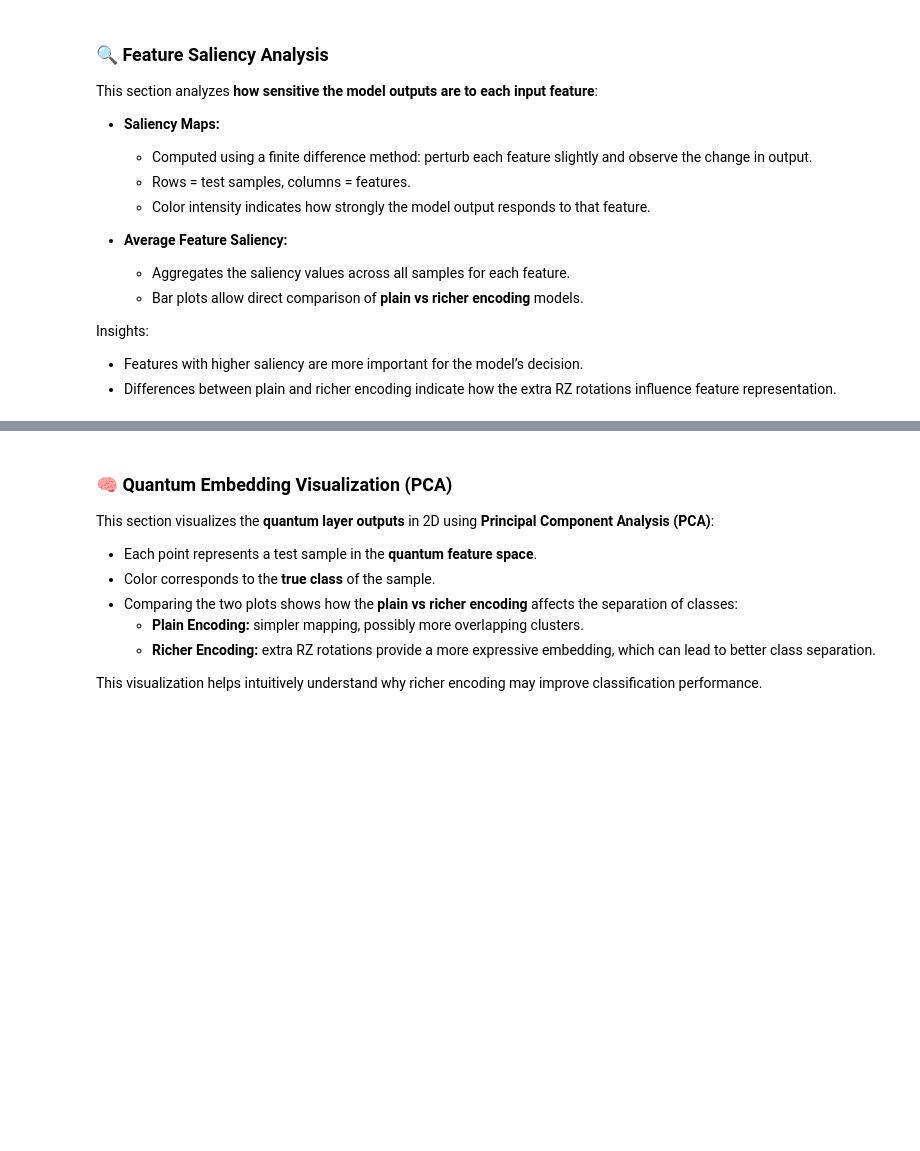
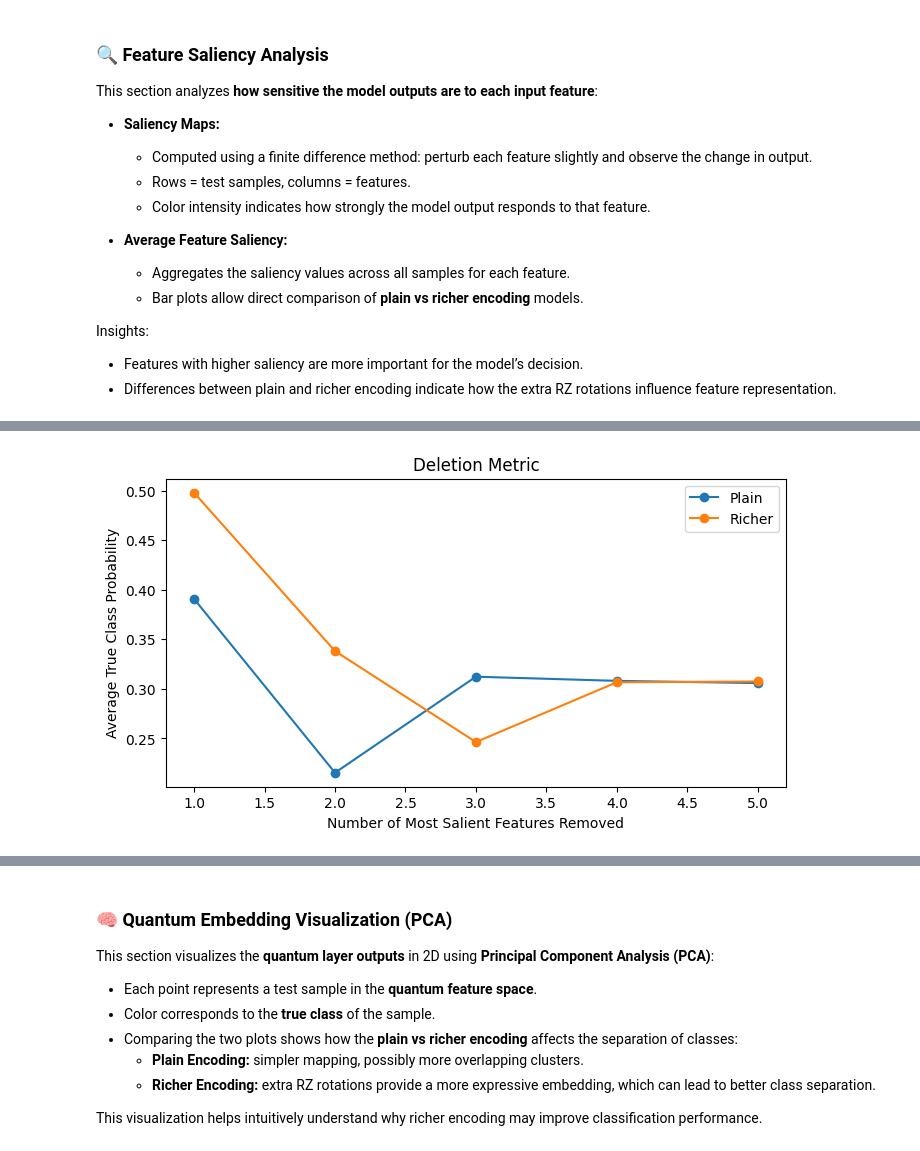
Before and after one commit to dosqas/q-salkit, a Jupyter notebook: notebooks/hybrid/hybrid_qnn_saliency.ipynb, the cells around one changed output, grey strips where cells are left out. Saved outputs shown, nothing was run; the diff lists cells and outputs as text; code cells hidden in the pictures; blank space fills up the shorter version.

Commit message:
added saliency related metrics

```diff
--- a/notebooks/hybrid/hybrid_qnn_saliency.ipynb
+++ b/notebooks/hybrid/hybrid_qnn_saliency.ipynb
@@ -709,0 +815,38 @@ plt.show()
+# %%
+def deletion_score(model, inputs, labels, saliency, steps=5):
+    inputs_copy = inputs.clone()
+    scores = []
+
+    for k in range(1, steps+1):
+        # Determine top-k features for each sample
+        topk = np.argsort(-saliency, axis=1)[:, :k]  # descending order
+        modified = inputs_copy.clone()
+
+        # Zero-out top-k features
+        for i in range(modified.shape[0]):
+            modified[i, topk[i]] = 0.0
+
+        # Get predicted probabilities for true class
+        with torch.no_grad():
+            outputs = model(modified)
+            probs = torch.softmax(outputs, dim=1)
+            true_class_probs = probs[range(len(labels)), labels].numpy()
+        scores.append(true_class_probs.mean())
+
+    return scores
+
+labels_test = y_test.clone().detach().long()
+deletion_plain = deletion_score(model_plain, X_test, labels_test, saliency_plain)
+deletion_rich  = deletion_score(model_rich, X_test, labels_test, saliency_rich)
+
+# Plot deletion curves
+plt.figure(figsize=(8,4))
+plt.plot(range(1,6), deletion_plain, marker='o', label="Plain")
+plt.plot(range(1,6), deletion_rich, marker='o', label="Richer")
+plt.xlabel("Number of Most Salient Features Removed")
+plt.ylabel("Average True Class Probability")
+plt.title("Deletion Metric")
+plt.legend()
+plt.show()
+# %% [output]
+[figure, added]
```
Also changed, not shown: parts of 19 cells of this notebook.
